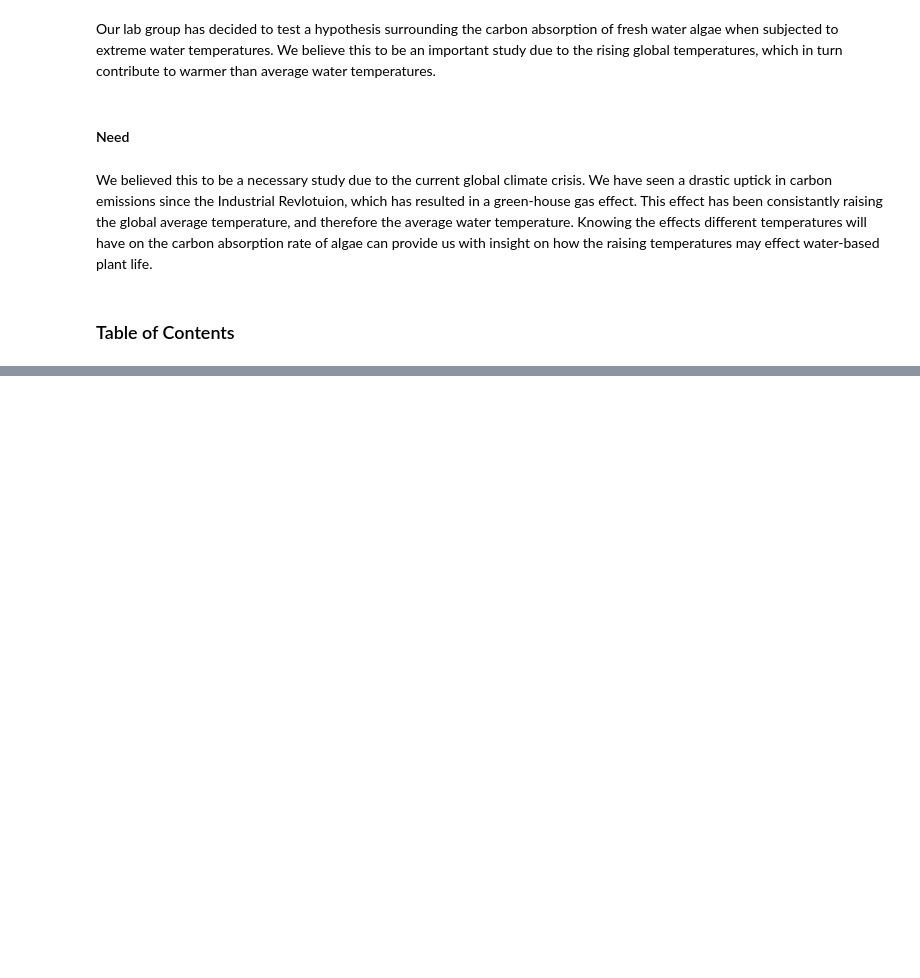
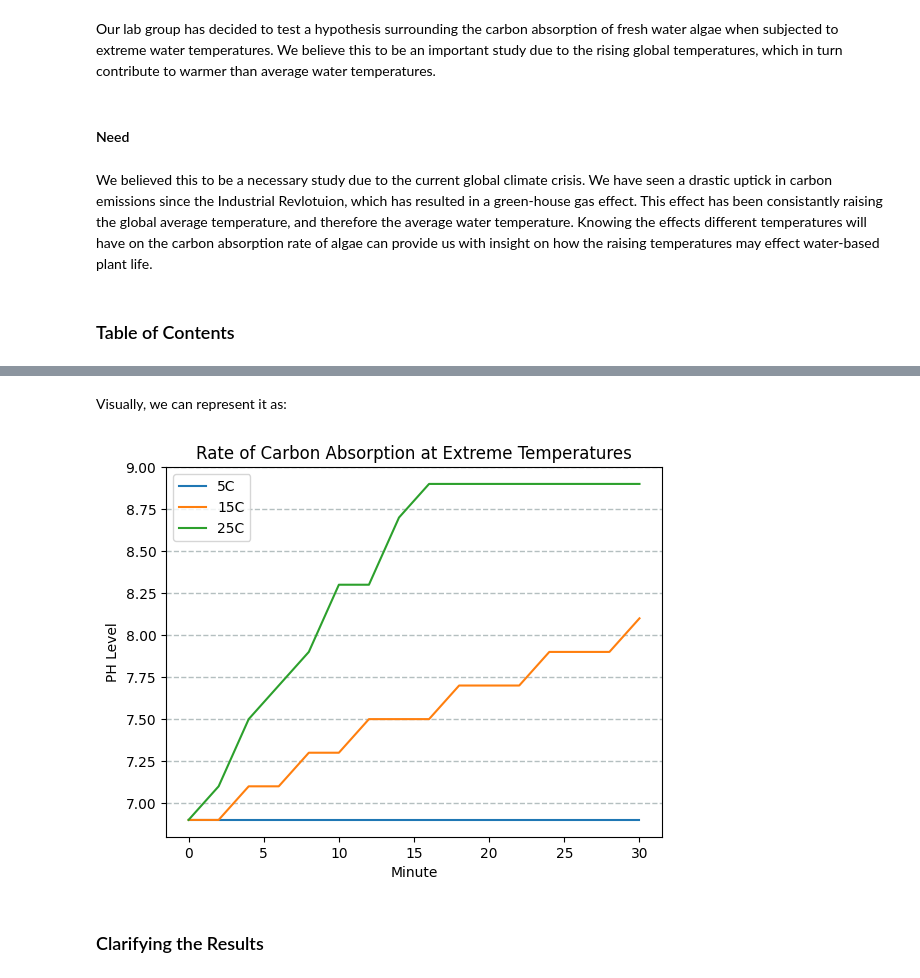
Before and after one commit to justinyates887/carbon_analysis, a Jupyter notebook: study.ipynb, the cells around one changed output, grey strips where cells are left out. Cells and saved outputs as stored; diff of their text form; code cells hidden in the pictures; blank space fills up the shorter version.

```diff
--- a/study.ipynb
+++ b/study.ipynb
@@ -29,0 +90,13 @@ We believed this to be a necessary study due to the current global climate crisi
+# %%
+cold = pd.Series([6.9,6.9,6.9,6.9,6.9,6.9,6.9,6.9,6.9,6.9,6.9,6.9,6.9,6.9,6.9,6.9])
+avg = pd.Series([6.9,6.9,7.1,7.1,7.3,7.3,7.5,7.5,7.5,7.7,7.7,7.7,7.9,7.9,7.9,8.1])
+warm = pd.Series([6.9,7.1,7.5,7.7,7.9,8.3,8.3,8.7,8.9,8.9,8.9,8.9,8.9,8.9,8.9,8.9])
+
+data = {
+    'interval': [0,2,4,6,8,10,12,14,16,18,20,22,24,26,28,30],
+    '5C': cold,
+    '15C': avg,
+    '25C': warm
+}
+
+df = pd.DataFrame(data).set_index('interval')
@@ -29,0 +124,18 @@ We believed this to be a necessary study due to the current global climate crisi
+# %% [markdown]
+Visually, we can represent it as:
+# %%
+plt.plot(df.index, df['5C'], label = "5C")
+plt.plot(df.index, df['15C'], label = "15C")
+plt.plot(df.index, df['25C'], label = "25C")
+
+plt.grid(color='#95a5a6', linestyle='--', linewidth=1, axis='y', alpha=0.7)
+plt.xlabel('Minute')
+plt.ylabel('PH Level')
+plt.title('Rate of Carbon Absorption at Extreme Temperatures')
+
+plt.legend()
+plt.show()
+# %% [output]
+[figure, added]
+# %% [markdown]
+### Clarifying the Results
```
Also changed, not shown: parts of 14 cells of this notebook, 1 other file.
